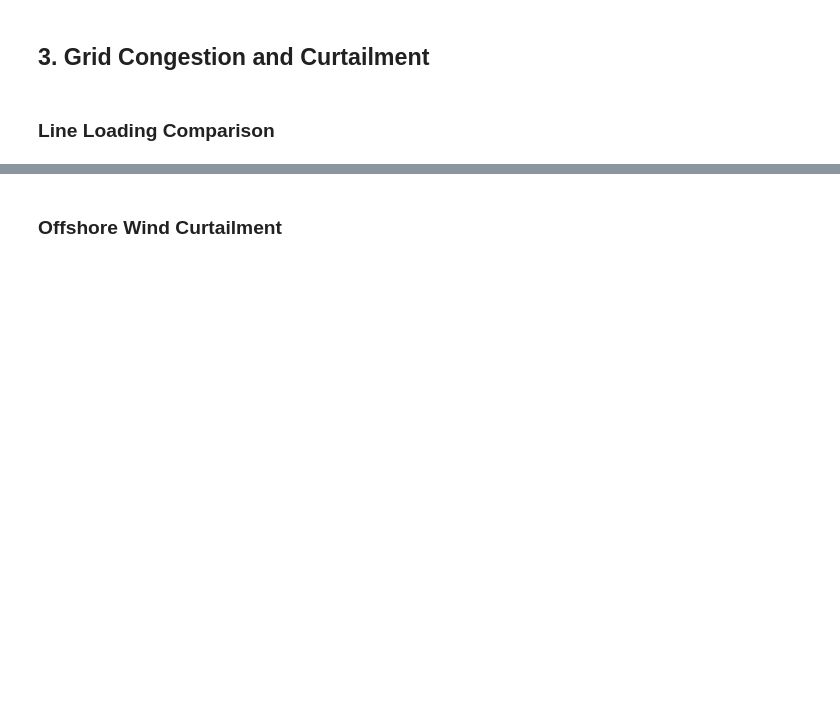
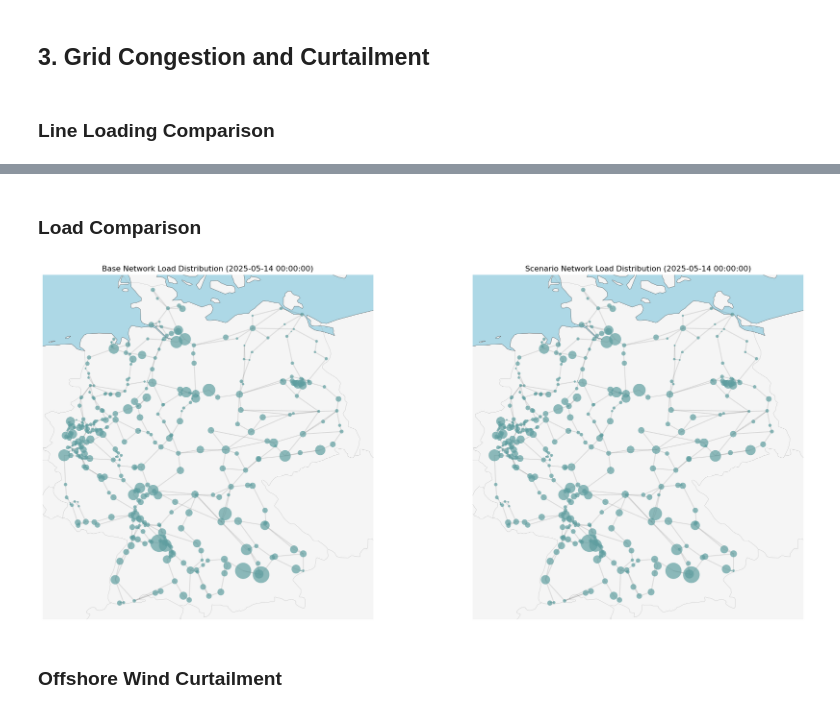
Before and after one commit to Luca2299/pypsa-eur, a Jupyter notebook: notebooks/Comparing_Scenarios.ipynb, the cells around one changed output, grey strips where cells are left out. Drawn from its saved outputs; the diff is of its cells as text; code cells hidden in the pictures; blank space fills up the shorter version.

```diff
--- a/notebooks/Comparing_Scenarios.ipynb
+++ b/notebooks/Comparing_Scenarios.ipynb
@@ -139,3 +180,37 @@ Length: 628, dtype: float64
+# %% [markdown]
+### Load Comparison
+# %%
+fig, axes = plt.subplots(
+    1,
+    2,
+    figsize=(20, 8),
+    subplot_kw={"projection": ccrs.EqualEarth()},
+)
+
+def plot_load_distribution(n, ax, title):
+    snapshot = n.snapshots[0]
+    load_distribution = n.loads_t.p_set.loc[snapshot].groupby(n.loads.bus).sum()
+
+    n.plot(
+        bus_sizes=(load_distribution/20000),
+        ax=ax,
+        geomap=True,
+        bus_alpha=0.7,
+        line_colors='black',
+        line_alpha=0.1,
+        link_colors='seagreen',
+        link_widths=1,
+        title=f"{title} Load Distribution ({snapshot})",
+        geomap_color=True
+    )
+
+plot_load_distribution(n_base, axes[0], "Base Network")
+plot_load_distribution(n_scenario, axes[1], "Scenario Network")
+
+plt.tight_layout()
+plt.show()
+# %% [output]
+[figure, added]
 # %% [markdown]
 ### Offshore Wind Curtailment
 # %%
```
Also changed, not shown: parts of 14 cells of this notebook, 6 other files.
